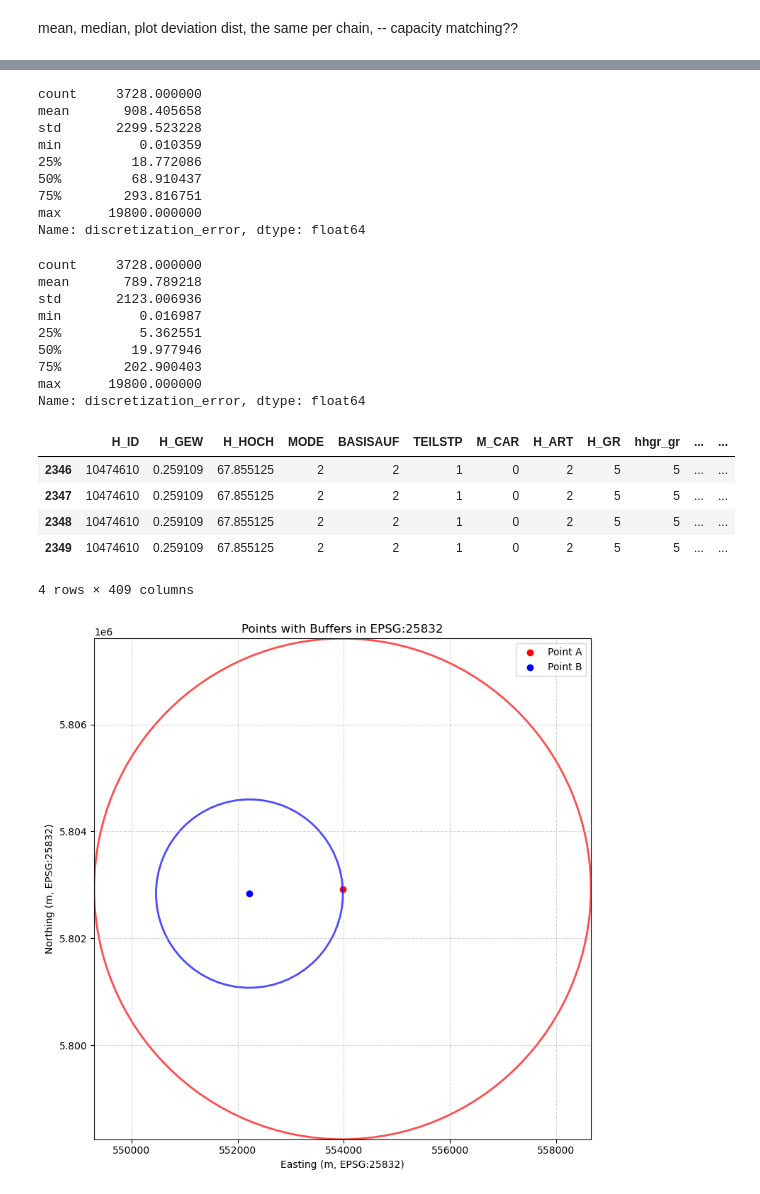
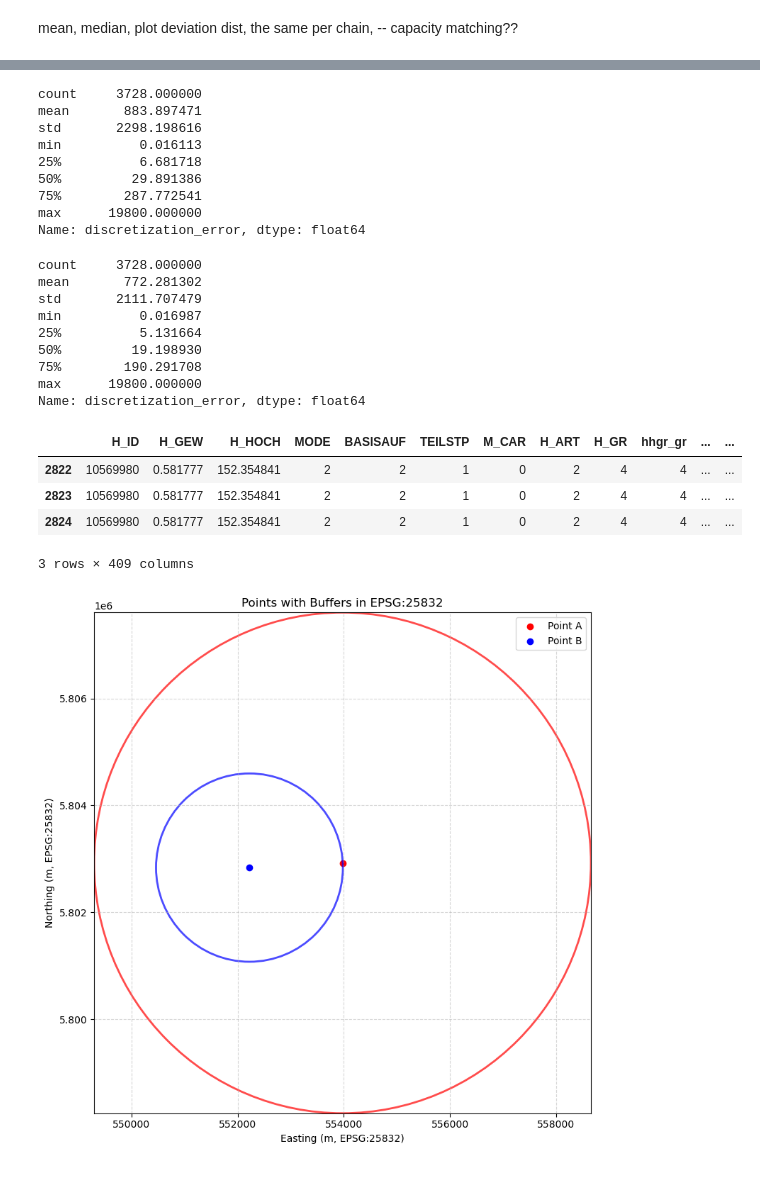
Before and after one commit to TUBS-IVS/MATSimPipeline, a Jupyter notebook: analysis/analysisnb.ipynb, the cells around one changed output, grey strips where cells are left out. Drawn from its saved outputs; the diff is of its cells as text; code cells hidden in the pictures.

```diff
--- a/analysis/analysisnb.ipynb
+++ b/analysis/analysisnb.ipynb
@@ -10,7 +10,7 @@ import matplotlib.pyplot as plt
 
 # First Dataset -> Hoerl
 Data1 = analysis.DataframeAnalysis()
-Data1.load_df_from_csv(r'C:\Users\petre\Documents\GitHub\MATSimPipeline\output\20241213_203958\location_assignment_result_load_main_hoerl.csv')
+Data1.load_df_from_csv(r'C:\Users\petre\Documents\GitHub\MATSimPipeline\output\20241213_203958\location_assignment_result_load_main_hoerl_1000iters_1mgoal.csv')
 Data1.df = Data1.df[Data1.df['to_location'].notna()]
 Data1.df['from_location'] = Data1.df['from_location'].apply(h.convert_to_point)
 Data1.df['to_location'] = Data1.df['to_location'].apply(h.convert_to_point)
@@ -18,7 +18,7 @@ Data1.evaluate_distance_deviations_from_df()
 
 # Second Dataset -> Advanced Petre
 Data2 = analysis.DataframeAnalysis()
-Data2.load_df_from_csv(r'C:\Users\petre\Documents\GitHub\MATSimPipeline\output\20241213_124424\location_assignment_result_load_main_advanced_petre_1000-branches_100mincadis.csv')
+Data2.load_df_from_csv(r'C:\Users\petre\Documents\GitHub\MATSimPipeline\output\20241215_222152\location_assignment_result_load_main_advanced_petre_300-branches_100-min-candidates.csv')
 Data2.df = Data2.df[Data2.df['to_location'].notna()]
 Data2.df['from_location'] = Data2.df['from_location'].apply(h.convert_to_point)
 Data2.df['to_location'] = Data2.df['to_location'].apply(h.convert_to_point)
@@ -108,39 +97,38 @@ plotting.plot_person_plan("10060600_11611_10060602", Data1.df, Data2.df)
 Data1.df['discretization_error'].describe()
 # %% [output]
 count     3728.000000
-mean       908.405658
-std       2299.523228
-min          0.010359
-25%         18.772086
-50%         68.910437
-75%        293.816751
+mean       883.897471
+std       2298.198616
+min          0.016113
+25%          6.681718
+50%         29.891386
+75%        287.772541
 max      19800.000000
 Name: discretization_error, dtype: float64
 # %%
 Data2.df['discretization_error'].describe()
 # %% [output]
 count     3728.000000
-mean       789.789218
-std       2123.006936
+mean       772.281302
+std       2111.707479
 min          0.016987
-25%          5.362551
-50%         19.977946
-75%        202.900403
+25%          5.131664
+50%         19.198930
+75%        190.291708
 max      19800.000000
 Name: discretization_error, dtype: float64
 # %%
 # Filter df for a specific person
-person_id = '10474610_12005_10474614'
+person_id = '10569980_12094_10569982'
 person_df1 = Data1.df[Data1.df['unique_person_id'] == person_id]
 person_df2 = Data2.df[Data2.df['unique_person_id'] == person_id]
 person_df2
 # %% [output]
 |  | H_ID | H_GEW | H_HOCH | MODE | BASISAUF | TEILSTP | M_CAR | H_ART | H_GR | hhgr_gr | ... | ... |
-| 2346 | 10474610 | 0.259109 | 67.855125 | 2 | 2 | 1 | 0 | 2 | 5 | 5 | ... | ... |
-| 2347 | 10474610 | 0.259109 | 67.855125 | 2 | 2 | 1 | 0 | 2 | 5 | 5 | ... | ... |
-| 2348 | 10474610 | 0.259109 | 67.855125 | 2 | 2 | 1 | 0 | 2 | 5 | 5 | ... | ... |
-| 2349 | 10474610 | 0.259109 | 67.855125 | 2 | 2 | 1 | 0 | 2 | 5 | 5 | ... | ... |
+| 2822 | 10569980 | 0.581777 | 152.354841 | 2 | 2 | 1 | 0 | 2 | 4 | 4 | ... | ... |
+| 2823 | 10569980 | 0.581777 | 152.354841 | 2 | 2 | 1 | 0 | 2 | 4 | 4 | ... | ... |
+| 2824 | 10569980 | 0.581777 | 152.354841 | 2 | 2 | 1 | 0 | 2 | 4 | 4 | ... | ... |
-4 rows × 409 columns
+3 rows × 409 columns
 # %%
 import matplotlib.pyplot as plt
 from matplotlib.patches import Circle
```
Also changed, not shown: parts of 4 cells of this notebook, 4 other files.
